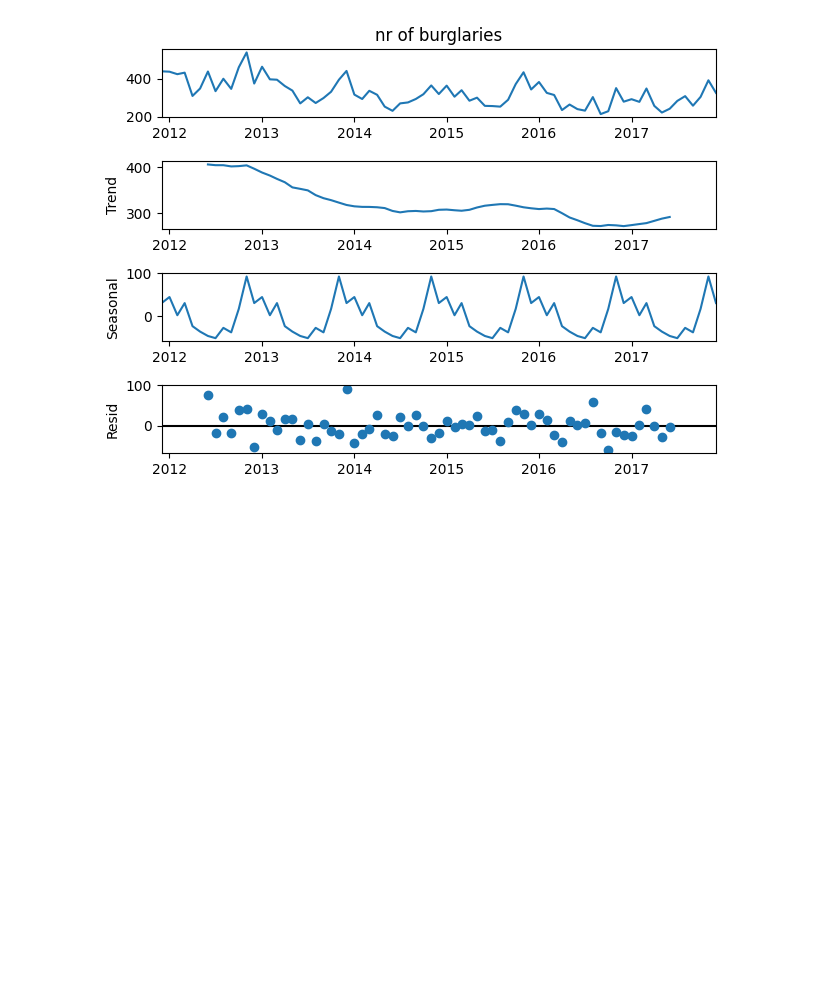
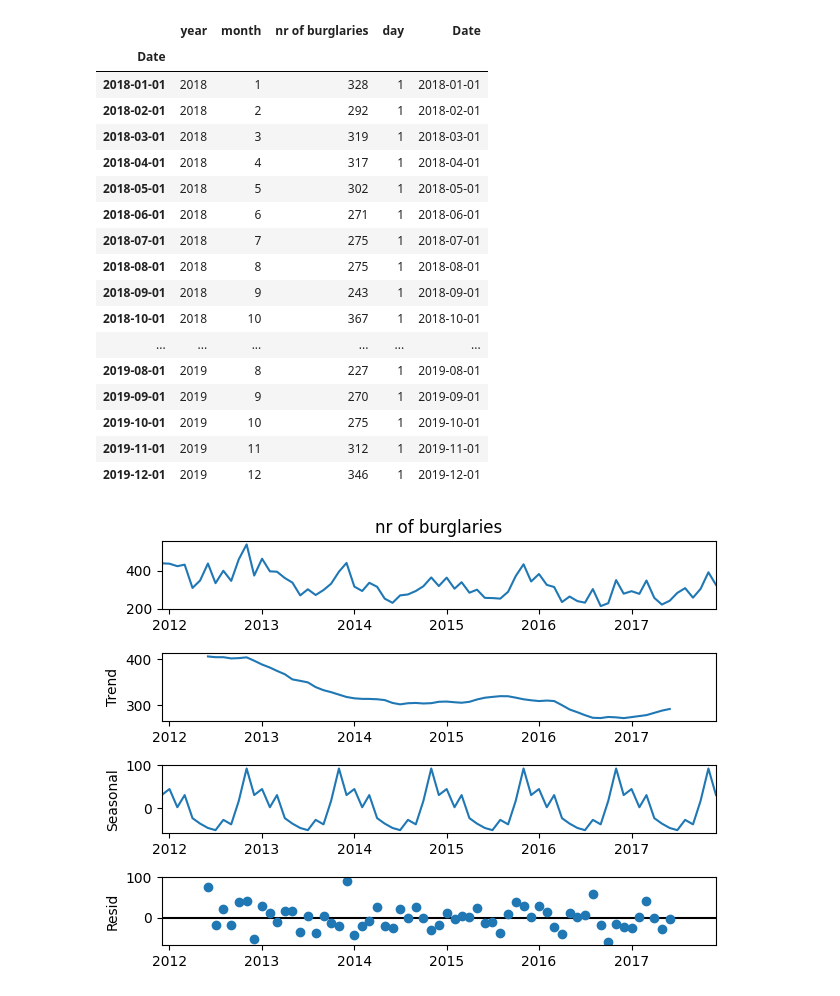
Before and after one commit to isavgt/JBG050-group11, a Jupyter notebook: forecast_holt_winters.ipynb, the cells around one changed output. Drawn from its saved outputs; the diff is of its cells as text; code cells hidden in the pictures; blank space fills up the shorter version.

```diff
--- a/forecast_holt_winters.ipynb
+++ b/forecast_holt_winters.ipynb
@@ -22,7 +22,28 @@ monthly_grouped_df = monthly_grouped_df.set_index(pd.DatetimeIndex(monthly_group
 # %%
 # Divide test and train data
 train_data = monthly_grouped_df[monthly_grouped_df['year']<2018]
-test_data = monthly_grouped_df[monthly_grouped_df['year']>2017]
+test_data = monthly_grouped_df[(monthly_grouped_df['year']>2017) & (monthly_grouped_df['year'] <2020)]
+
+test_data
+# %% [output]
+|  | year | month | nr of burglaries | day | Date |
+| Date |  |  |  |  |  |
+| 2018-01-01 | 2018 | 1 | 328 | 1 | 2018-01-01 |
+| 2018-02-01 | 2018 | 2 | 292 | 1 | 2018-02-01 |
+| 2018-03-01 | 2018 | 3 | 319 | 1 | 2018-03-01 |
+| 2018-04-01 | 2018 | 4 | 317 | 1 | 2018-04-01 |
+| 2018-05-01 | 2018 | 5 | 302 | 1 | 2018-05-01 |
+| 2018-06-01 | 2018 | 6 | 271 | 1 | 2018-06-01 |
+| 2018-07-01 | 2018 | 7 | 275 | 1 | 2018-07-01 |
+| 2018-08-01 | 2018 | 8 | 275 | 1 | 2018-08-01 |
+| 2018-09-01 | 2018 | 9 | 243 | 1 | 2018-09-01 |
+| 2018-10-01 | 2018 | 10 | 367 | 1 | 2018-10-01 |
+| ... | ... | ... | ... | ... | ... |
+| 2019-08-01 | 2019 | 8 | 227 | 1 | 2019-08-01 |
+| 2019-09-01 | 2019 | 9 | 270 | 1 | 2019-09-01 |
+| 2019-10-01 | 2019 | 10 | 275 | 1 | 2019-10-01 |
+| 2019-11-01 | 2019 | 11 | 312 | 1 | 2019-11-01 |
+| 2019-12-01 | 2019 | 12 | 346 | 1 | 2019-12-01 |
 # %%
 # Decompose the nr of burglaries into average, trends and seasonality
 decompose_result = seasonal_decompose(train_data['nr of burglaries'], model='additive', period=12)
```
Also changed, not shown: parts of 4 cells of this notebook, 1 other file.
